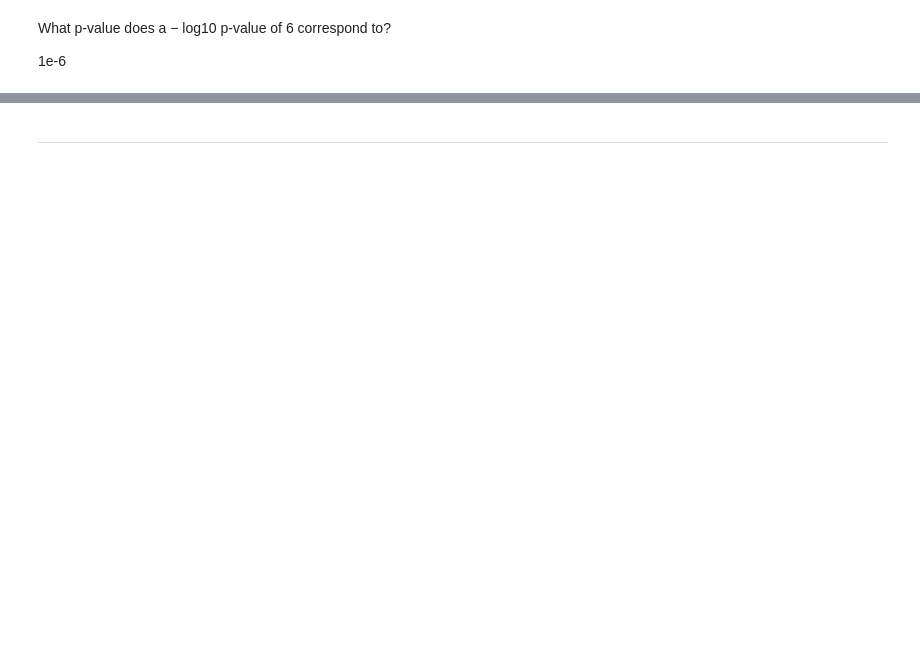
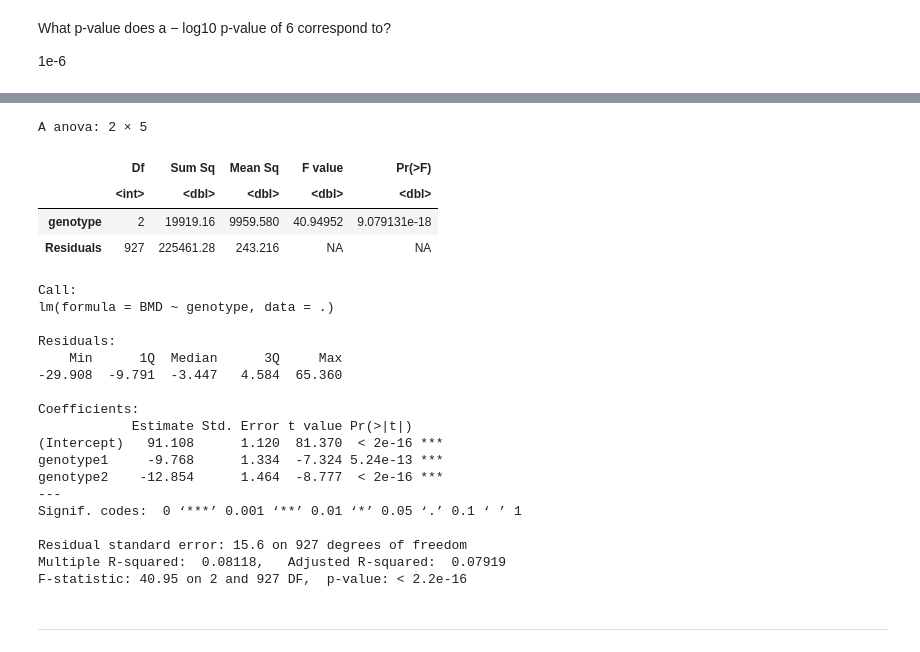
Before and after one commit to daiuc/qBioChallenges, a Jupyter notebook: DataVis.ipynb, the cells around one changed output, grey strips where cells are left out. Drawn from its saved outputs; the diff is of its cells as text; code cells hidden in the pictures; blank space fills up the shorter version.

```diff
--- a/DataVis.ipynb
+++ b/DataVis.ipynb
@@ -306,2 +387,33 @@ A tibble: 6 × 7
+# %%
+lm1 = inner_join(geno, select(pheno, id, BMD), by = 'id') %>%
+                filter(!is.na(BMD)) %>%
+                select(genotype:BMD) %>%
+                lm(BMD ~ genotype, .)
+anova(lm1)
+summary(lm1)
+# %% [output]
+A anova: 2 × 5
+|  | Df | Sum Sq | Mean Sq | F value | Pr(>F) |
+|  | <int> | <dbl> | <dbl> | <dbl> | <dbl> |
+| genotype | 2 | 19919.16 | 9959.580 | 40.94952 | 9.079131e-18 |
+| Residuals | 927 | 225461.28 | 243.216 | NA | NA |
+Call:
+lm(formula = BMD ~ genotype, data = .)
+
+Residuals:
+    Min      1Q  Median      3Q     Max
+-29.908  -9.791  -3.447   4.584  65.360
+
+Coefficients:
+            Estimate Std. Error t value Pr(>|t|)
+(Intercept)   91.108      1.120  81.370  < 2e-16 ***
+genotype1     -9.768      1.334  -7.324 5.24e-13 ***
+genotype2    -12.854      1.464  -8.777  < 2e-16 ***
+---
+Signif. codes:  0 ‘***’ 0.001 ‘**’ 0.01 ‘*’ 0.05 ‘.’ 0.1 ‘ ’ 1
+
+Residual standard error: 15.6 on 927 degrees of freedom
+Multiple R-squared:  0.08118,   Adjusted R-squared:  0.07919
+F-statistic: 40.95 on 2 and 927 DF,  p-value: < 2.2e-16
 # %% [markdown]
 ---
```
Also changed, not shown: parts of 17 cells of this notebook.
